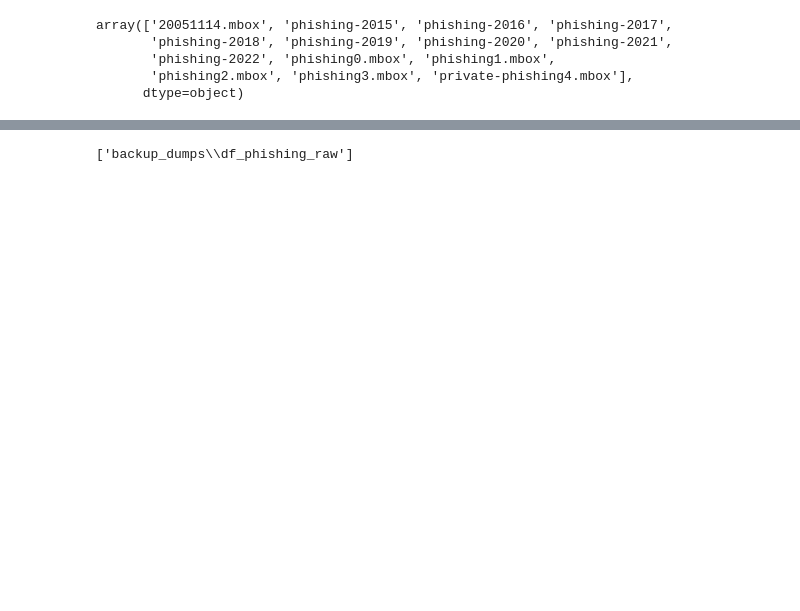
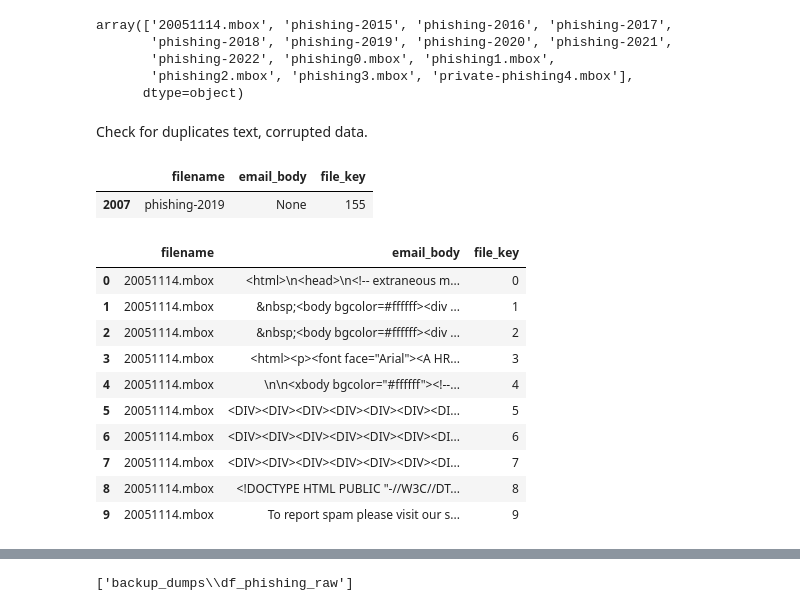
Before and after one commit to zxcvwrs/phishing-detection-DL-NLP, a Jupyter notebook: preprocessing_phishing_dataset.ipynb, the cells around one changed output, grey strips where cells are left out. Cells and saved outputs as stored; diff of their text form; code cells hidden in the pictures; blank space fills up the shorter version.

```diff
--- a/preprocessing_phishing_dataset.ipynb
+++ b/preprocessing_phishing_dataset.ipynb
@@ -129,3 +157,26 @@ array(['20051114.mbox', 'phishing-2015', 'phishing-2016', 'phishing-2017',
        'phishing-2022', 'phishing0.mbox', 'phishing1.mbox',
        'phishing2.mbox', 'phishing3.mbox', 'private-phishing4.mbox'],
       dtype=object)
+# %% [markdown]
+Check for duplicates text, corrupted data.
+# %%
+df_phishing_raw[df_phishing_raw['email_body'].isna()]
+# %% [output]
+|  | filename | email_body | file_key |
+| 2007 | phishing-2019 | None | 155 |
+# %%
+df_phishing_raw = df_phishing_raw[~df_phishing_raw['email_body'].isna()]
+# %%
+df_phishing_raw.head(10)
+# %% [output]
+|  | filename | email_body | file_key |
+| 0 | 20051114.mbox | <html>\n<head>\n<!-- extraneous m... | 0 |
+| 1 | 20051114.mbox | &nbsp;<body bgcolor=#ffffff><div ... | 1 |
+| 2 | 20051114.mbox | &nbsp;<body bgcolor=#ffffff><div ... | 2 |
+| 3 | 20051114.mbox | <html><p><font face="Arial"><A HR... | 3 |
+| 4 | 20051114.mbox | \n\n<xbody bgcolor="#ffffff"><!--... | 4 |
+| 5 | 20051114.mbox | <DIV><DIV><DIV><DIV><DIV><DIV><DI... | 5 |
+| 6 | 20051114.mbox | <DIV><DIV><DIV><DIV><DIV><DIV><DI... | 6 |
+| 7 | 20051114.mbox | <DIV><DIV><DIV><DIV><DIV><DIV><DI... | 7 |
+| 8 | 20051114.mbox | <!DOCTYPE HTML PUBLIC "-//W3C//DT... | 8 |
+| 9 | 20051114.mbox | To report spam please visit our s... | 9 |
```
Also changed, not shown: parts of 31 cells of this notebook, 4 other files.
